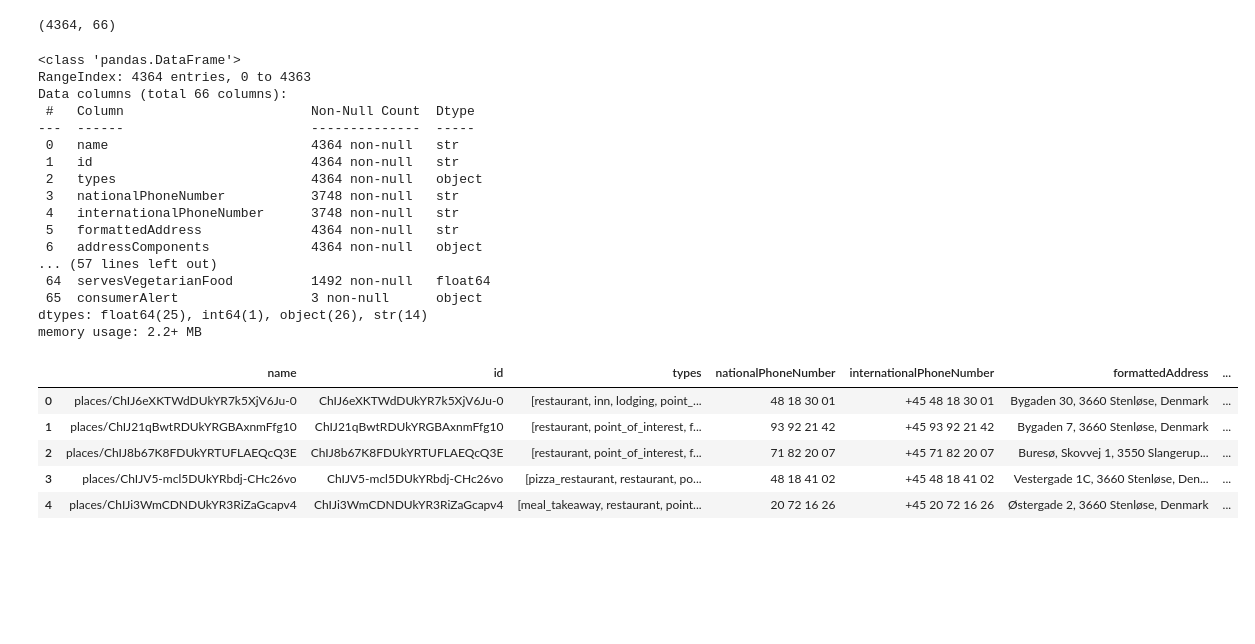
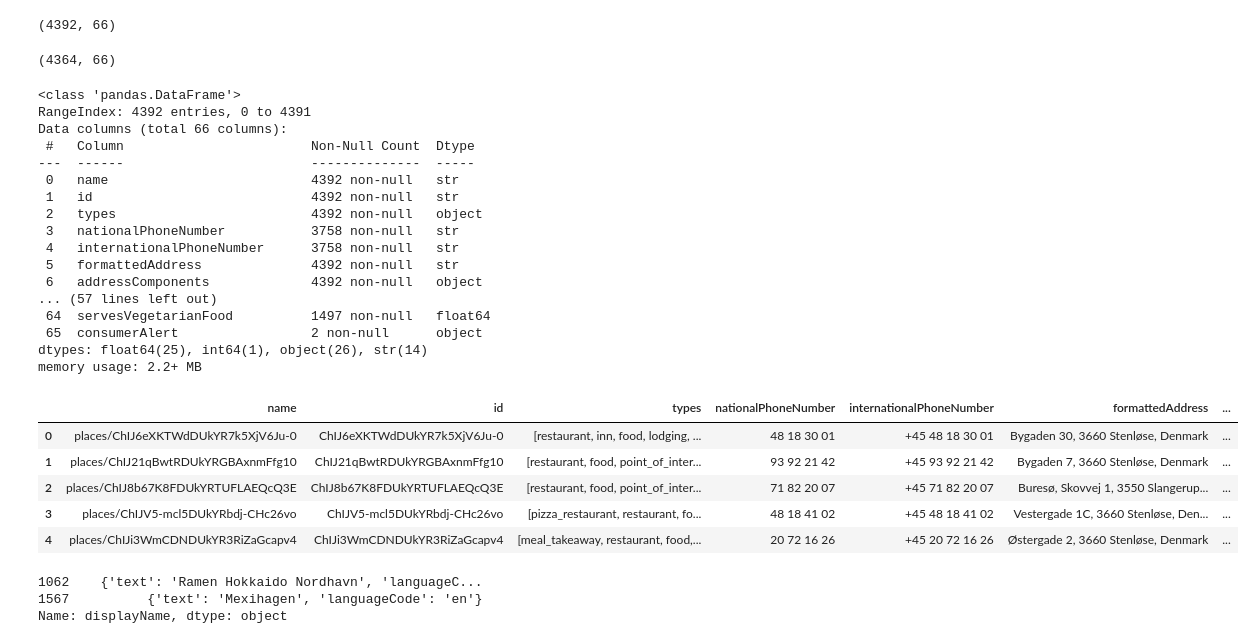
Before and after one commit to rakulmaria/foodscraps, a Jupyter notebook: src/explorer.ipynb, the cells around one changed output. Cells and saved outputs as stored; diff of their text form; code cells hidden in the pictures; blank space fills up the shorter version.

Commit message:
feat: initial data exploration

```diff
--- a/src/explorer.ipynb
+++ b/src/explorer.ipynb
@@ -44,28 +64,31 @@ path = '../data/copenhagen-bounds_20260312_115801.json'
 # %%
-import pandas as pd
-
-df = pd.read_json(path)
+df_lim20 = pd.read_json(DATA_DIR / "copenhagen-bounds-limit20_20260312_115801.json")
+df_lim10 = pd.read_json(DATA_DIR / "copenhagen-bounds-limit10_20260316_125502.json")
 # %%
-df.shape
+df_lim10.shape
 # %% [output]
-(4364, 66)
+(4392, 66)
+# %%
+df_lim20.shape
+# %% [output]
+(4364, 66)
 # %%
-df.info()
+df_lim10.info()
 # %% [output]
 <class 'pandas.DataFrame'>
-RangeIndex: 4364 entries, 0 to 4363
+RangeIndex: 4392 entries, 0 to 4391
 Data columns (total 66 columns):
  #   Column                        Non-Null Count  Dtype
 ---  ------                        --------------  -----
- 0   name                          4364 non-null   str
- 1   id                            4364 non-null   str
- 2   types                         4364 non-null   object
- 3   nationalPhoneNumber           3748 non-null   str
- 4   internationalPhoneNumber      3748 non-null   str
- 5   formattedAddress              4364 non-null   str
- 6   addressComponents             4364 non-null   object
+ 0   name                          4392 non-null   str
+ 1   id                            4392 non-null   str
+ 2   types                         4392 non-null   object
+ 3   nationalPhoneNumber           3758 non-null   str
+ 4   internationalPhoneNumber      3758 non-null   str
+ 5   formattedAddress              4392 non-null   str
+ 6   addressComponents             4392 non-null   object
 ... (57 lines left out)
- 64  servesVegetarianFood          1492 non-null   float64
- 65  consumerAlert                 3 non-null      object
+ 64  servesVegetarianFood          1497 non-null   float64
+ 65  consumerAlert                 2 non-null      object
 dtypes: float64(25), int64(1), object(26), str(14)
 memory usage: 2.2+ MB
@@ -74,9 +95,16 @@ pd.set_option("display.max.columns", None)
 # %%
-df.head()
+df_lim10.head()
 # %% [output]
 |  | name | id | types | nationalPhoneNumber | internationalPhoneNumber | formattedAddress | ... |
-| 0 | places/ChIJ6eXKTWdDUkYR7k5XjV6Ju-0 | ChIJ6eXKTWdDUkYR7k5XjV6Ju-0 | [restaurant, inn, lodging, point_... | 48 18 30 01 | +45 48 18 30 01 | Bygaden 30, 3660 Stenløse, Denmark | ... |
-| 1 | places/ChIJ21qBwtRDUkYRGBAxnmFfg10 | ChIJ21qBwtRDUkYRGBAxnmFfg10 | [restaurant, point_of_interest, f... | 93 92 21 42 | +45 93 92 21 42 | Bygaden 7, 3660 Stenløse, Denmark | ... |
-| 2 | places/ChIJ8b67K8FDUkYRTUFLAEQcQ3E | ChIJ8b67K8FDUkYRTUFLAEQcQ3E | [restaurant, point_of_interest, f... | 71 82 20 07 | +45 71 82 20 07 | Buresø, Skovvej 1, 3550 Slangerup... | ... |
-| 3 | places/ChIJV5-mcl5DUkYRbdj-CHc26vo | ChIJV5-mcl5DUkYRbdj-CHc26vo | [pizza_restaurant, restaurant, po... | 48 18 41 02 | +45 48 18 41 02 | Vestergade 1C, 3660 Stenløse, Den... | ... |
-| 4 | places/ChIJi3WmCDNDUkYR3RiZaGcapv4 | ChIJi3WmCDNDUkYR3RiZaGcapv4 | [meal_takeaway, restaurant, point... | 20 72 16 26 | +45 20 72 16 26 | Østergade 2, 3660 Stenløse, Denmark | ... |
+| 0 | places/ChIJ6eXKTWdDUkYR7k5XjV6Ju-0 | ChIJ6eXKTWdDUkYR7k5XjV6Ju-0 | [restaurant, inn, food, lodging, ... | 48 18 30 01 | +45 48 18 30 01 | Bygaden 30, 3660 Stenløse, Denmark | ... |
+| 1 | places/ChIJ21qBwtRDUkYRGBAxnmFfg10 | ChIJ21qBwtRDUkYRGBAxnmFfg10 | [restaurant, food, point_of_inter... | 93 92 21 42 | +45 93 92 21 42 | Bygaden 7, 3660 Stenløse, Denmark | ... |
+| 2 | places/ChIJ8b67K8FDUkYRTUFLAEQcQ3E | ChIJ8b67K8FDUkYRTUFLAEQcQ3E | [restaurant, food, point_of_inter... | 71 82 20 07 | +45 71 82 20 07 | Buresø, Skovvej 1, 3550 Slangerup... | ... |
+| 3 | places/ChIJV5-mcl5DUkYRbdj-CHc26vo | ChIJV5-mcl5DUkYRbdj-CHc26vo | [pizza_restaurant, restaurant, fo... | 48 18 41 02 | +45 48 18 41 02 | Vestergade 1C, 3660 Stenløse, Den... | ... |
+| 4 | places/ChIJi3WmCDNDUkYR3RiZaGcapv4 | ChIJi3WmCDNDUkYR3RiZaGcapv4 | [meal_takeaway, restaurant, food,... | 20 72 16 26 | +45 20 72 16 26 | Østergade 2, 3660 Stenløse, Denmark | ... |
+# %%
+df_consumer_alert = df_lim10[df_lim10["consumerAlert"].notna()]
+df_consumer_alert.displayName
+# %% [output]
+1062    {'text': 'Ramen Hokkaido Nordhavn', 'languageC...
+1567          {'text': 'Mexihagen', 'languageCode': 'en'}
+Name: displayName, dtype: object
```
Also changed, not shown: parts of 14 cells of this notebook.
